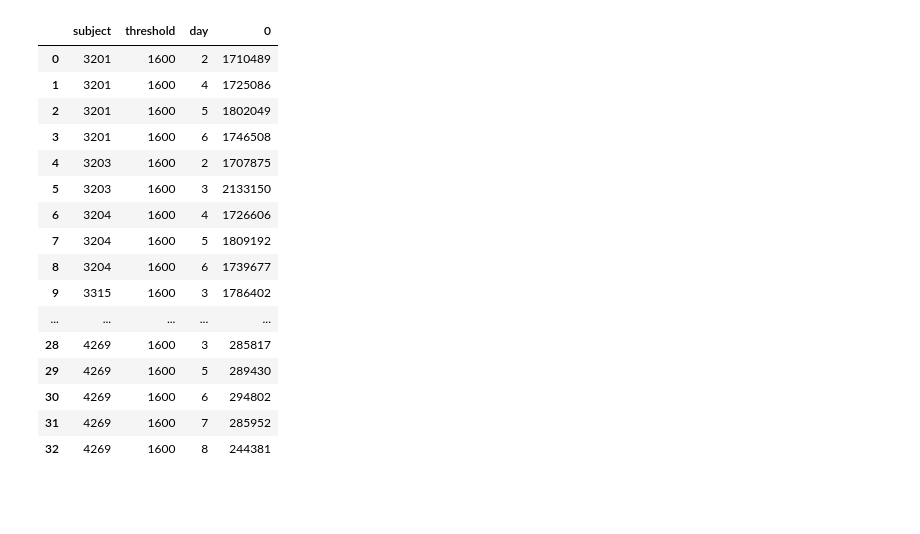
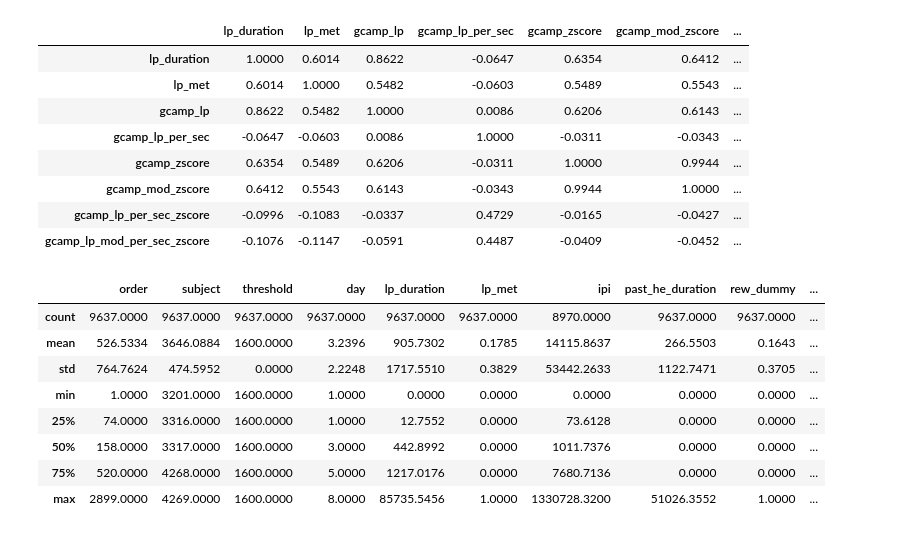
Before and after one commit to jorgerag8/encoder-decoder, a Jupyter notebook: src/join_analog_photo.ipynb, the cells around one changed output. Drawn from its saved outputs; the diff is of its cells as text; code cells hidden in the pictures; blank space fills up the shorter version.

```diff
--- a/src/join_analog_photo.ipynb
+++ b/src/join_analog_photo.ipynb
@@ -72,6 +74,13 @@ def met_lp(x):
     else:
         return 0
 
+# Cleaning lp_duration
+def lp_duration_clean(x):
+    if x["lp_duration"] < 0:
+        return 0
+    else:
+        return x["lp_duration"]
+
 # Get gcamp before lp
 def get_gcamp_total(model_dict):
     for i in range(0, len(model_dict)):
@@ -90,7 +99,9 @@ def get_gcamp_lp(model_dict):
     for i in range(0, len(model_dict)):
         gcamp_df = photo_data[(photo_data["timestamp"]>= model_dict[i]["lp_start_time"]) & (photo_data["timestamp"] <= model_dict[i]["lp_end_time"])]
         model_dict[i]["gcamp_lp"] = gcamp_df["gcamp"].sum()
+        model_dict[i]["gcamp_lp_mod"] = gcamp_df["gcamp_mod"].sum()
         model_dict[i]["gcamp_lp_per_sec"] = gcamp_df["gcamp"].sum()/(model_dict[i]["lp_duration"]/1000)
+        model_dict[i]["gcamp_lp_mod_per_sec"] = gcamp_df["gcamp_mod"].sum()/(model_dict[i]["lp_duration"]/1000)
     return model_dict
 # %%
 # Get unique subject, threshold and day combinations
@@ -110,36 +121,48 @@ for elem in unique_obj:
     beh_dict = get_rew(beh_dict)
 
     model_df = pd.DataFrame(beh_dict)
+
     # Filter everything but lp
     model_df = model_df.loc[pd.notna(model_df['lp_duration'])]
     # LP met
+    model_df['lp_duration'] = model_df.apply(lp_duration_clean, axis = 1)
     model_df["lp_met"] = model_df.apply(met_lp, axis=1)
 
     model_dict = model_df.to_dict('records')
-    model_dict = get_gcamp_total(model_dict)
+    #model_dict = get_gcamp_total(model_dict)
     model_dict = get_gcamp_lp(model_dict)
     model_df = pd.DataFrame(model_dict)
     model_df['order'] = range(1, len(model_df) + 1)
-    model_df = model_df[["order", "subject", "threshold", "day", "lp_duration", "lp_met", "ipi", "past_he_duration", "rew_dummy", "gcamp_total", "gcamp_total_per_sec", "gcamp_lp", "gcamp_lp_per_sec"]]
+    model_df = model_df[["order", "subject", "threshold", "day", "lp_duration", "lp_met", "ipi", "past_he_duration", "rew_dummy",  "gcamp_lp", "gcamp_lp_per_sec", "gcamp_lp_mod", "gcamp_lp_mod_per_sec"]]
     final_model_data = pd.concat([final_model_data, model_df])
-# %% [output]
-|  | subject | threshold | day | 0 |
-| 0 | 3201 | 1600 | 2 | 1710489 |
-| 1 | 3201 | 1600 | 4 | 1725086 |
-| 2 | 3201 | 1600 | 5 | 1802049 |
-| 3 | 3201 | 1600 | 6 | 1746508 |
-| 4 | 3203 | 1600 | 2 | 1707875 |
-| 5 | 3203 | 1600 | 3 | 2133150 |
-| 6 | 3204 | 1600 | 4 | 1726606 |
-| 7 | 3204 | 1600 | 5 | 1809192 |
-| 8 | 3204 | 1600 | 6 | 1739677 |
-| 9 | 3315 | 1600 | 3 | 1786402 |
-| ... | ... | ... | ... | ... |
-| 28 | 4269 | 1600 | 3 | 285817 |
-| 29 | 4269 | 1600 | 5 | 289430 |
-| 30 | 4269 | 1600 | 6 | 294802 |
-| 31 | 4269 | 1600 | 7 | 285952 |
-| 32 | 4269 | 1600 | 8 | 244381 |
+# %%
+# Get zcores
+final_model_data['gcamp_zscore'] = final_model_data.groupby(['subject', 'day']).gcamp_lp.transform(lambda x : zscore(x,ddof=1))
+final_model_data['gcamp_mod_zscore'] = final_model_data.groupby(['subject', 'day']).gcamp_lp_mod.transform(lambda x : zscore(x,ddof=1))
+final_model_data['gcamp_lp_per_sec_zscore'] = final_model_data.groupby(['subject', 'day']).gcamp_lp_per_sec.transform(lambda x : zscore(x,ddof=1))
+final_model_data['gcamp_lp_mod_per_sec_zscore'] = final_model_data.groupby(['subject', 'day']).gcamp_lp_mod_per_sec.transform(lambda x : zscore(x,ddof=1))
+# %%
+final_model_data[['lp_duration', 'lp_met', 'gcamp_lp', 'gcamp_lp_per_sec', 'gcamp_zscore', 'gcamp_mod_zscore', 'gcamp_lp_per_sec_zscore', 'gcamp_lp_mod_per_sec_zscore']].corr()
+# %% [output]
+|  | lp_duration | lp_met | gcamp_lp | gcamp_lp_per_sec | gcamp_zscore | gcamp_mod_zscore | ... |
+| lp_duration | 1.0000 | 0.6014 | 0.8622 | -0.0647 | 0.6354 | 0.6412 | ... |
+| lp_met | 0.6014 | 1.0000 | 0.5482 | -0.0603 | 0.5489 | 0.5543 | ... |
+| gcamp_lp | 0.8622 | 0.5482 | 1.0000 | 0.0086 | 0.6206 | 0.6143 | ... |
+| gcamp_lp_per_sec | -0.0647 | -0.0603 | 0.0086 | 1.0000 | -0.0311 | -0.0343 | ... |
+| gcamp_zscore | 0.6354 | 0.5489 | 0.6206 | -0.0311 | 1.0000 | 0.9944 | ... |
+| gcamp_mod_zscore | 0.6412 | 0.5543 | 0.6143 | -0.0343 | 0.9944 | 1.0000 | ... |
+| gcamp_lp_per_sec_zscore | -0.0996 | -0.1083 | -0.0337 | 0.4729 | -0.0165 | -0.0427 | ... |
+| gcamp_lp_mod_per_sec_zscore | -0.1076 | -0.1147 | -0.0591 | 0.4487 | -0.0409 | -0.0452 | ... |
 # %%
-final_model_data
+final_model_data.describe()
+# %% [output]
+|  | order | subject | threshold | day | lp_duration | lp_met | ipi | past_he_duration | rew_dummy | ... |
+| count | 9637.0000 | 9637.0000 | 9637.0000 | 9637.0000 | 9637.0000 | 9637.0000 | 8970.0000 | 9637.0000 | 9637.0000 | ... |
+| mean | 526.5334 | 3646.0884 | 1600.0000 | 3.2396 | 905.7302 | 0.1785 | 14115.8637 | 266.5503 | 0.1643 | ... |
+| std | 764.7624 | 474.5952 | 0.0000 | 2.2248 | 1717.5510 | 0.3829 | 53442.2633 | 1122.7471 | 0.3705 | ... |
+| min | 1.0000 | 3201.0000 | 1600.0000 | 1.0000 | 0.0000 | 0.0000 | 0.0000 | 0.0000 | 0.0000 | ... |
+| 25% | 74.0000 | 3316.0000 | 1600.0000 | 1.0000 | 12.7552 | 0.0000 | 73.6128 | 0.0000 | 0.0000 | ... |
+| 50% | 158.0000 | 3317.0000 | 1600.0000 | 3.0000 | 442.8992 | 0.0000 | 1011.7376 | 0.0000 | 0.0000 | ... |
+| 75% | 520.0000 | 4268.0000 | 1600.0000 | 5.0000 | 1217.0176 | 0.0000 | 7680.7136 | 0.0000 | 0.0000 | ... |
+| max | 2899.0000 | 4269.0000 | 1600.0000 | 8.0000 | 85735.5456 | 1.0000 | 1330728.3200 | 51026.3552 | 1.0000 | ... |
 # %%
```
Also changed, not shown: parts of 10 cells of this notebook, 1 other file.
